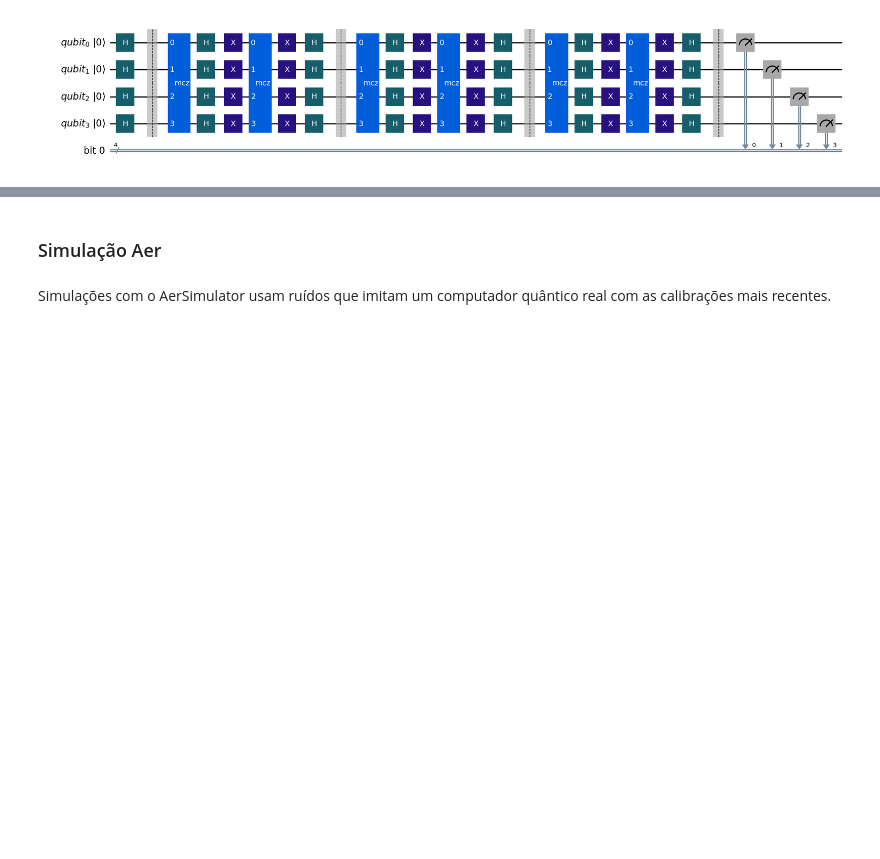
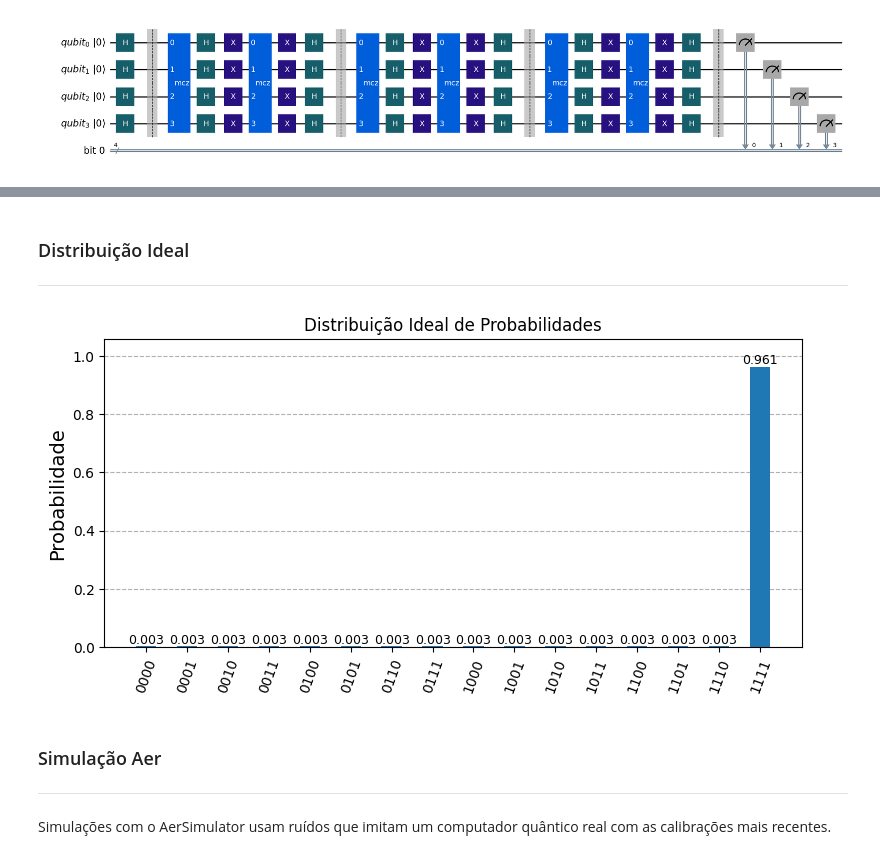
Before and after one commit to Marcos-Vinicius-MV/TCC-Algoritmo-de-Grover, a Jupyter notebook: TCC_Grover_4qb_V2.ipynb, the cells around one changed output, grey strips where cells are left out. Drawn from its saved outputs; the diff is of its cells as text; code cells hidden in the pictures; blank space fills up the shorter version.

Commit message:
feat: adicionado grafico de distribuicao ideal

```diff
--- a/TCC_Grover_4qb_V2.ipynb
+++ b/TCC_Grover_4qb_V2.ipynb
@@ -306,3 +292,7 @@ QiskitRuntimeService.save_account(
     set_as_default=True
 )
 service = QiskitRuntimeService()
+# %% [markdown]
+### Distribuição Ideal
+
+---
@@ -309,5 +301,22 @@ service = QiskitRuntimeService()
+# %%
+ideal_distribution = Statevector.from_instruction(QC_Grover_for_statevector).probabilities_dict()
+
+
+fig, ax = plt.subplots()
+fig.set_figwidth(9)
+fig.set_figheight(4)
+plot_histogram(ideal_distribution, title="Distribuição Ideal de Probabilidades", ax=ax, bar_labels=False)
+for i, (key, value) in enumerate(ideal_distribution.items()):
+    ax.text(i, value + 0.01, f"{value:.3f}", ha='center', fontsize=9)
+ax.set_yticks(np.arange(0, 1.1, .2))
+ax.set_ylabel("Probabilidade")
+plt.show()
+# %% [output]
+[figure, added]
 # %% [markdown]
 ### Simulação Aer
+
+---
 # %% [markdown]
 Simulações com o AerSimulator usam ruídos que imitam um computador quântico real com as calibrações mais recentes.
 # %%
```
Also changed, not shown: parts of 9 cells of this notebook.
